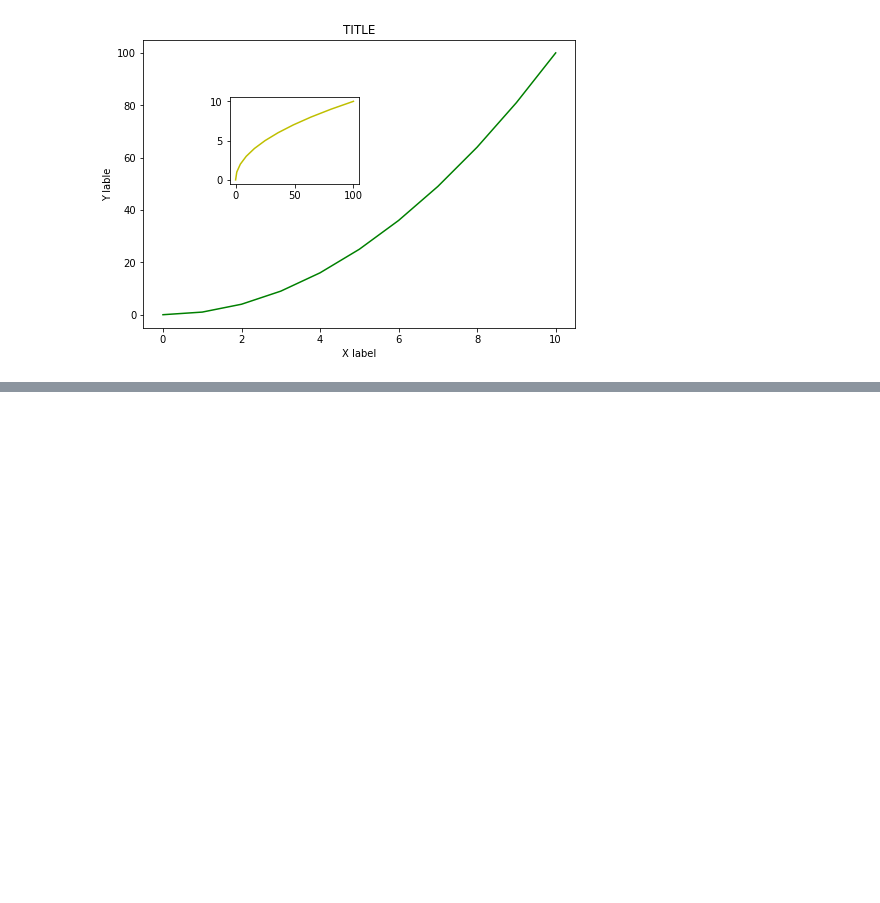
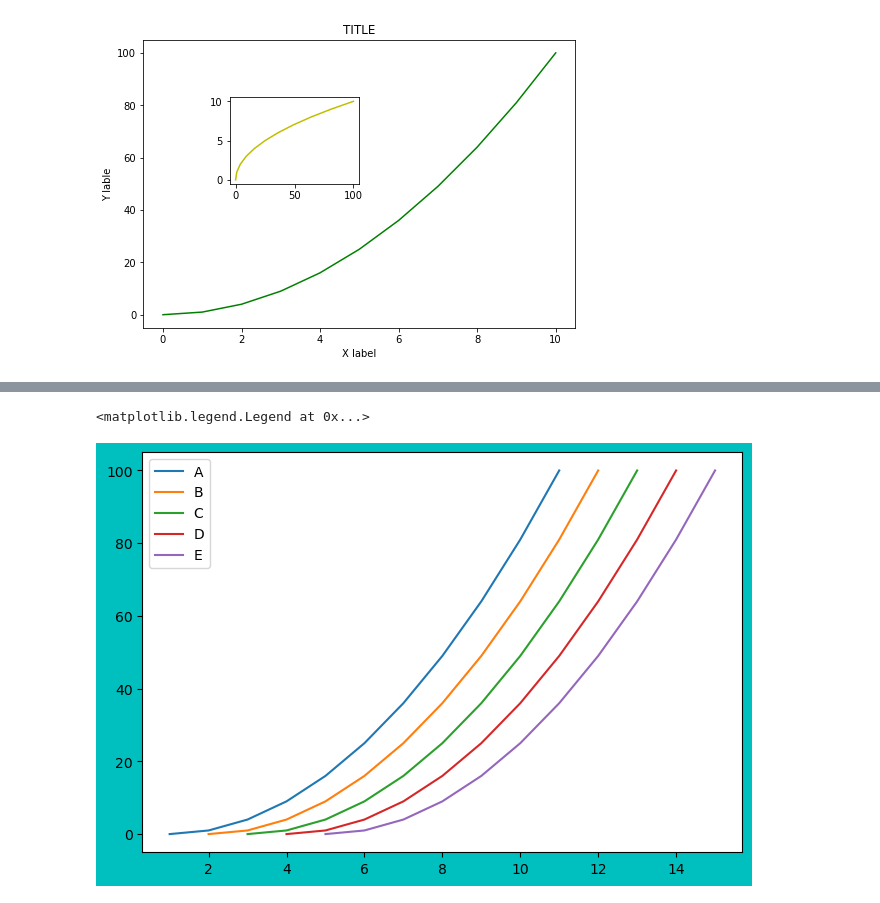
Before and after one commit to Purvanshsingh/Matplotlib, a Jupyter notebook: Matplotlib.ipynb, the cells around one changed output, grey strips where cells are left out. Saved outputs shown, nothing was run; the diff lists cells and outputs as text; code cells hidden in the pictures; blank space fills up the shorter version.

```diff
--- a/Matplotlib.ipynb
+++ b/Matplotlib.ipynb
@@ -66,0 +93,16 @@ ppy.tight_layout()
+# %%
+# Legends
+'''
+Legends are used to Describe plot, Which plot gives what information.
+'''
+fig = ppy.figure(dpi=100,facecolor='c')
+ax = fig.add_axes([0,0,1,1])
+ax.plot(x+1,x**2,label='A')
+ax.plot(x+2,x**2,label='B')
+ax.plot(x+3,x**2,label='C')
+ax.plot(x+4,x**2,label='D')
+ax.plot(x+5,x**2,label='E')
+ax.legend(loc=0)
+# %% [output]
+<matplotlib.legend.Legend at 0x...>
+[figure, added]
```
Also changed, not shown: parts of 6 cells of this notebook.
